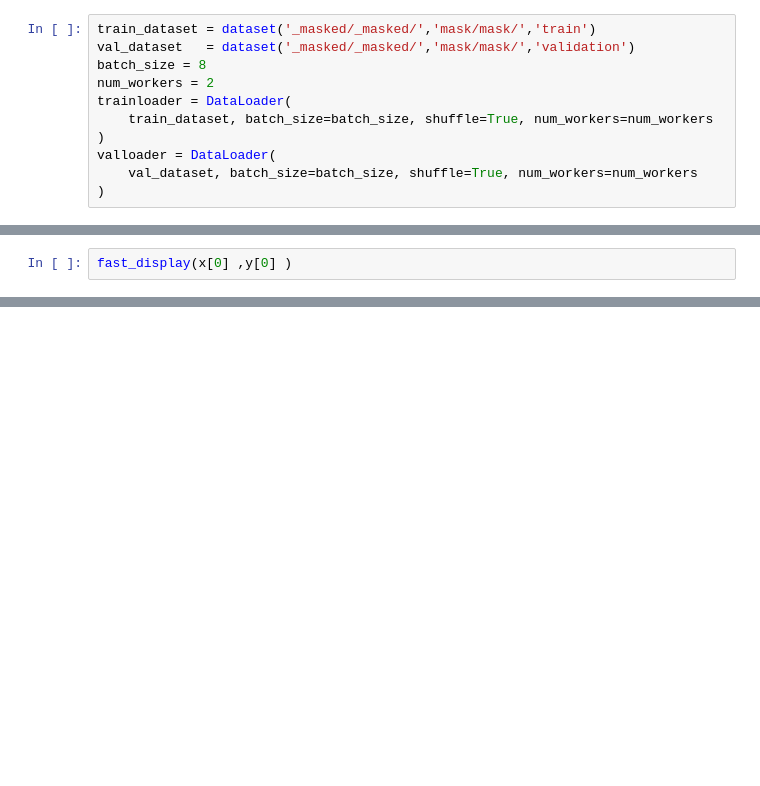
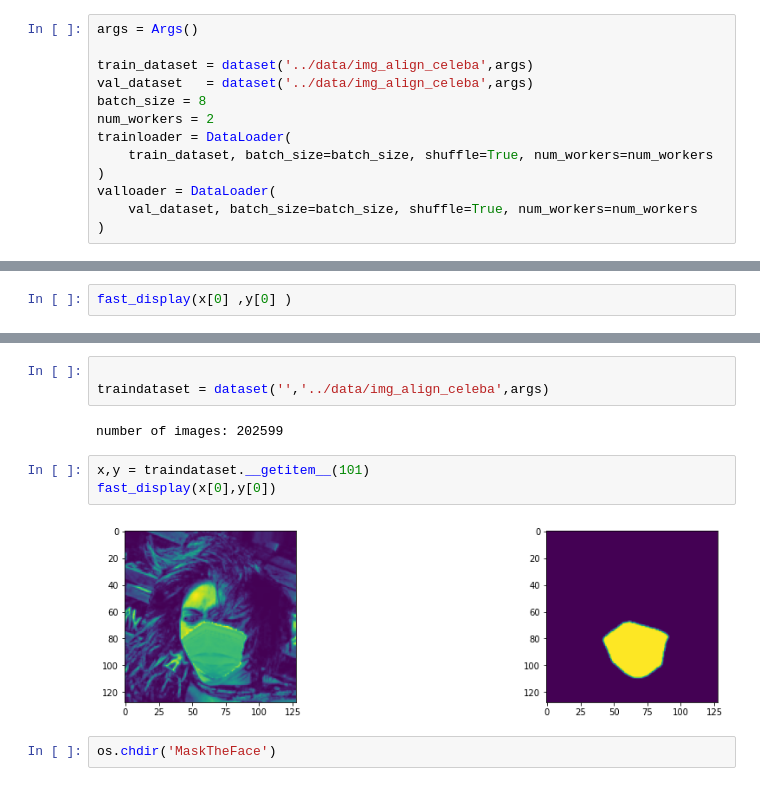
Before and after one commit to Arthemide/UnmaskMe, a Jupyter notebook: mask_segmentation/inria-unmaskme.ipynb, the cells around one changed output, grey strips where cells are left out. Saved outputs shown, nothing was run; the diff lists cells and outputs as text; blank space fills up the shorter version.

Commit message:
[EDIT][DATA_LOADER] adding the mask creation as transform

```diff
--- a/mask_segmentation/inria-unmaskme.ipynb
+++ b/mask_segmentation/inria-unmaskme.ipynb
@@ -312,8 +280,10 @@ import os
 print(len(os.listdir('_masked')))
 print(len(os.listdir('mask')))
 # %%
-train_dataset = dataset('_masked/_masked/','mask/mask/','train')
-val_dataset   = dataset('_masked/_masked/','mask/mask/','validation')
+args = Args()
+
+train_dataset = dataset('../data/img_align_celeba',args)
+val_dataset   = dataset('../data/img_align_celeba',args)
 batch_size = 8
 num_workers = 2
 trainloader = DataLoader(
@@ -674,0 +442,12 @@ fast_display(x[0] ,y[0] )
+# %%
+
+traindataset = dataset('','../data/img_align_celeba',args)
+# %% [output]
+number of images: 202599
+# %%
+x,y = traindataset.__getitem__(101)
+fast_display(x[0],y[0])
+# %% [output]
+[figure, added]
+# %%
+os.chdir('MaskTheFace')
```
Also changed, not shown: parts of 10 cells of this notebook, 3 other files.
